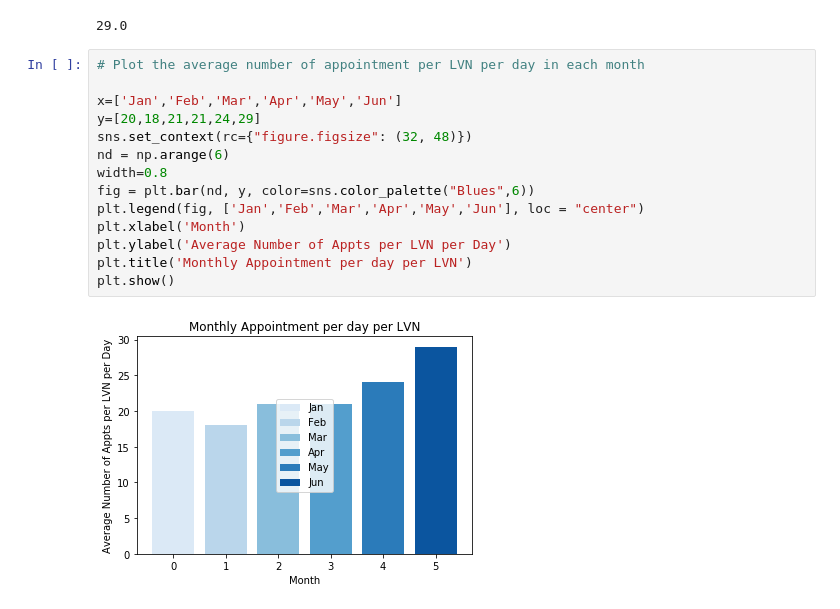
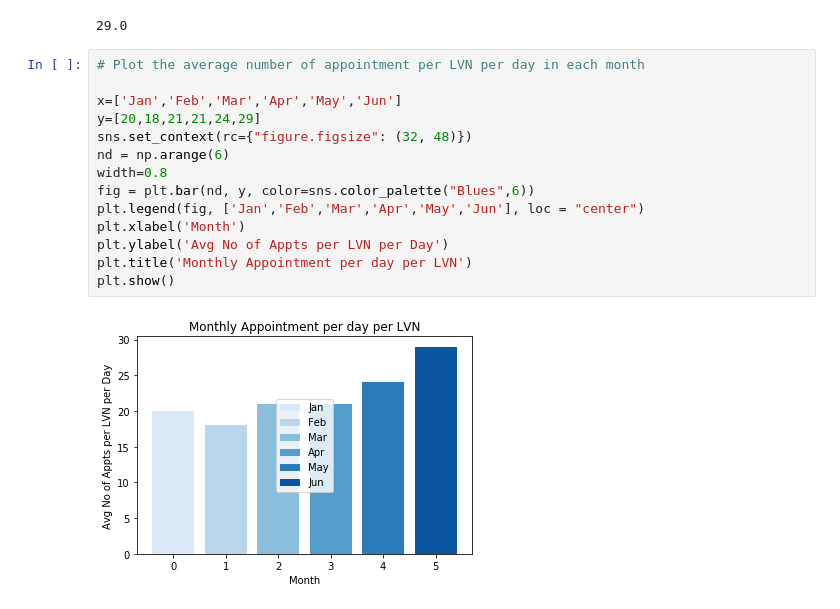
Before and after one commit to ThoaShook/Analyst_Test_Tasks, a Jupyter notebook: LVN_Tapestry_Appts/Num_appts_perLVN_perMonth.ipynb, the cells around one changed output. Cells and saved outputs as stored; diff of their text form.

```diff
--- a/LVN_Tapestry_Appts/Num_appts_perLVN_perMonth.ipynb
+++ b/LVN_Tapestry_Appts/Num_appts_perLVN_perMonth.ipynb
@@ -332,16 +332,16 @@ round(avg_appt_per_LVN_per_day_Jun)
 # %%
 # Plot the average number of appointment per LVN per day in each month
 
 x=['Jan','Feb','Mar','Apr','May','Jun']
 y=[20,18,21,21,24,29]
 sns.set_context(rc={"figure.figsize": (32, 48)})
 nd = np.arange(6)
 width=0.8
 fig = plt.bar(nd, y, color=sns.color_palette("Blues",6))
 plt.legend(fig, ['Jan','Feb','Mar','Apr','May','Jun'], loc = "center")
 plt.xlabel('Month')
-plt.ylabel('Average Number of Appts per LVN per Day')
+plt.ylabel('Avg No of Appts per LVN per Day')
 plt.title('Monthly Appointment per day per LVN')
 plt.show()
 # %% [output]
-[figure, old version]
+[figure, new version]
```
